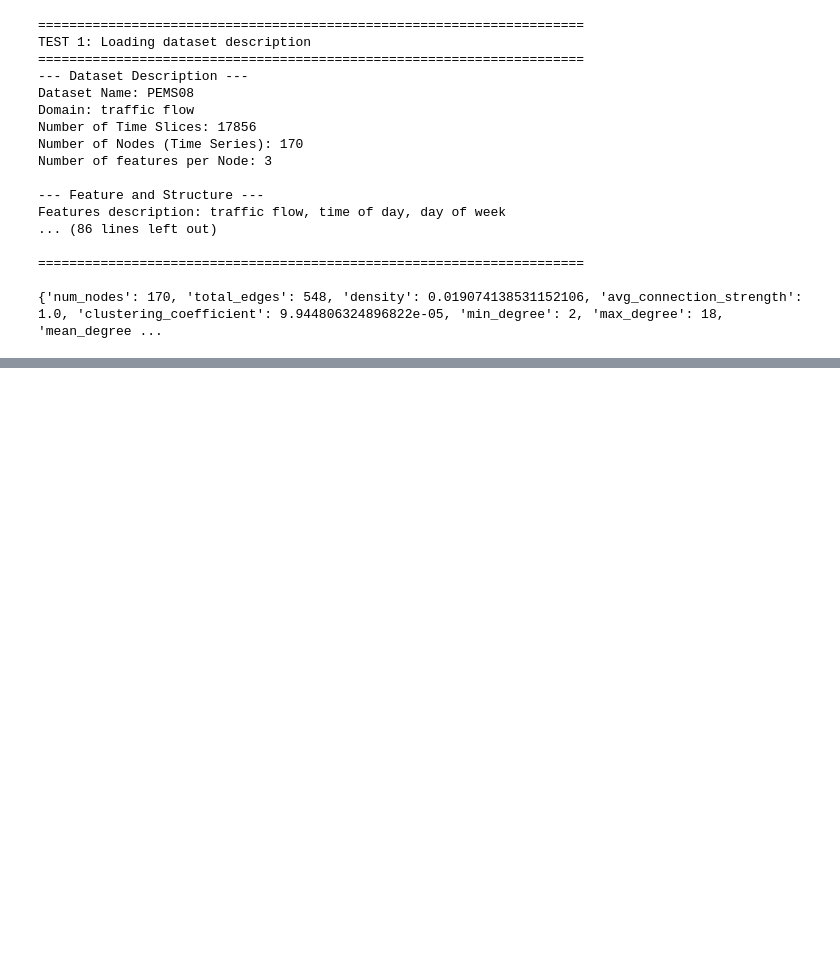
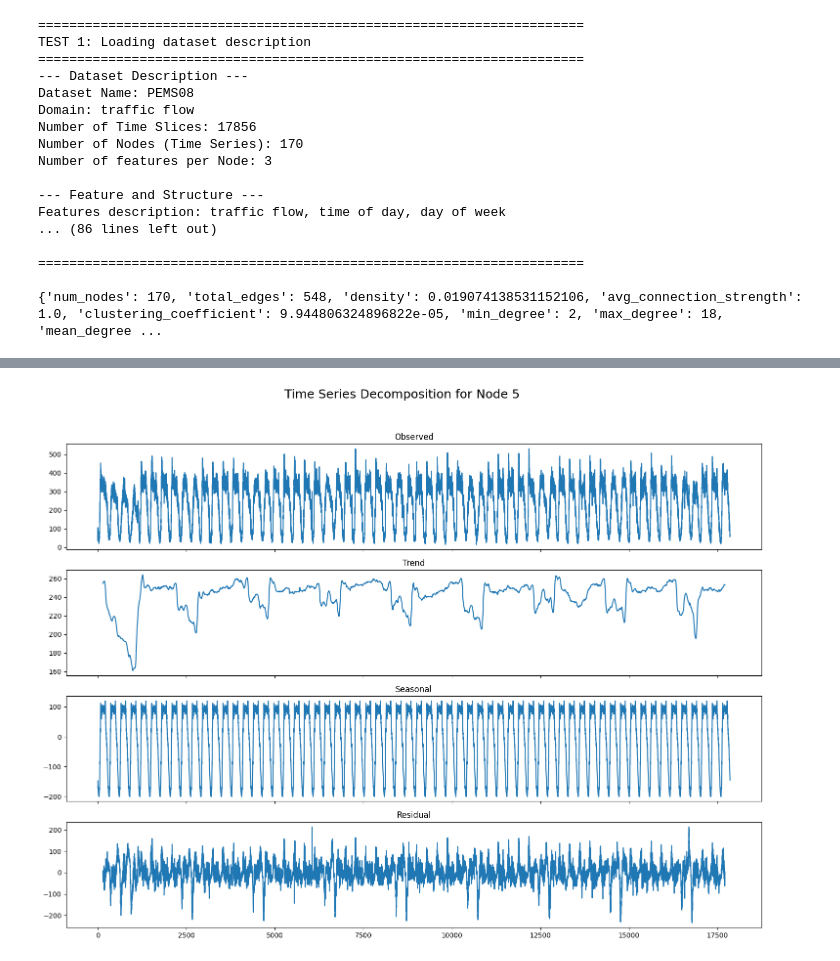
Before and after one commit to PabloMMRuiz/minerva, a Jupyter notebook: notebooks/testing-src.ipynb, the cells around one changed output, grey strips where cells are left out. Saved outputs shown, nothing was run; the diff lists cells and outputs as text; code cells hidden in the pictures; blank space fills up the shorter version.

```diff
--- a/notebooks/testing-src.ipynb
+++ b/notebooks/testing-src.ipynb
@@ -146,0 +149,4 @@ draw_graph_communities(adj_mx)
+# %%
+plot_time_series_decomposition(data, 5, frequency=288)
+# %% [output]
+[figure, added]
```
Also changed, not shown: parts of 2 cells of this notebook, 3 other files.
